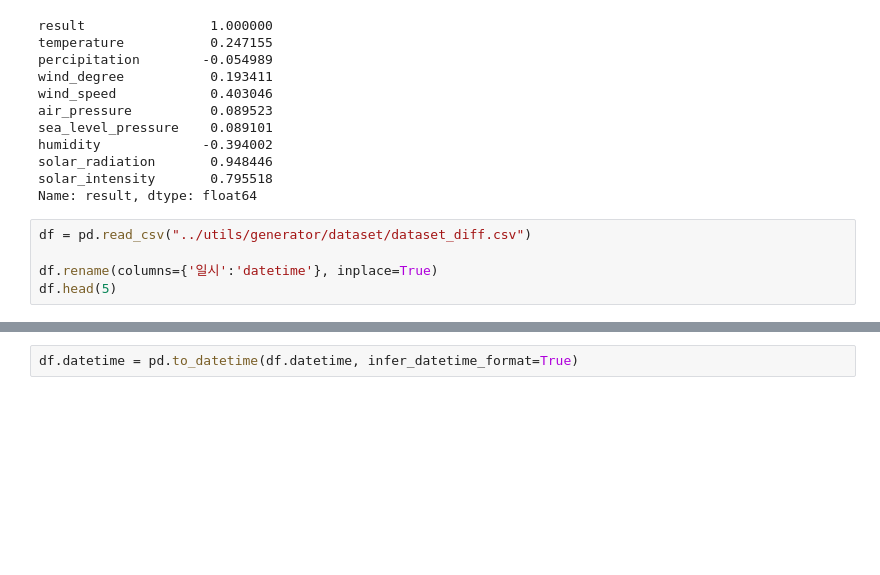
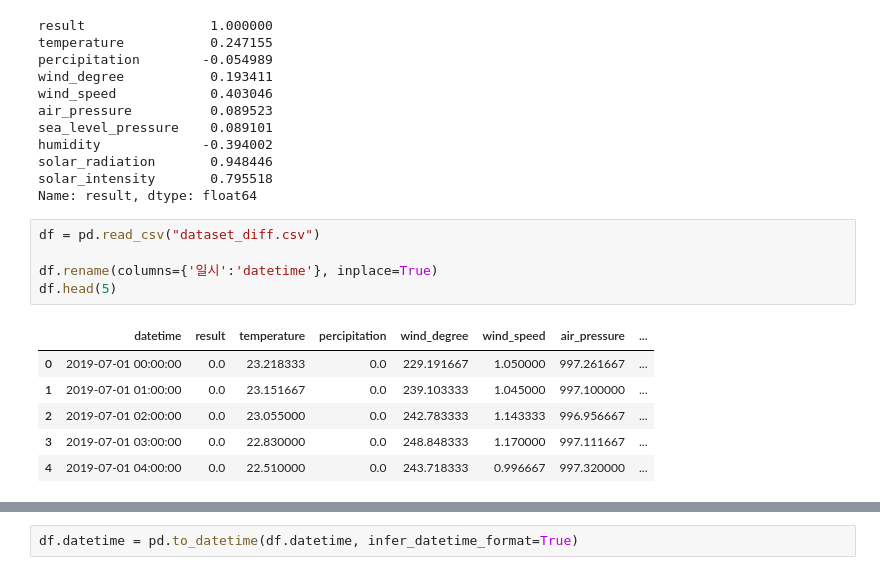
Before and after one commit to happyhappy-jun/2020-Postech-Open-innovation-Bigdata-Challenge, a Jupyter notebook: utils/generator/dataset/dataset.ipynb, the cells around one changed output, grey strips where cells are left out. Saved outputs shown, nothing was run; the diff lists cells and outputs as text; blank space fills up the shorter version.

```diff
--- a/utils/generator/dataset/dataset.ipynb
+++ b/utils/generator/dataset/dataset.ipynb
@@ -157,10 +154,17 @@ solar_radiation       0.948446
 solar_intensity       0.795518
 Name: result, dtype: float64
 # %%
-df = pd.read_csv("../utils/generator/dataset/dataset_diff.csv")
+df = pd.read_csv("dataset_diff.csv")
 
 df.rename(columns={'일시':'datetime'}, inplace=True)
 df.head(5)
+# %% [output]
+|  | datetime | result | temperature | percipitation | wind_degree | wind_speed | air_pressure | ... |
+| 0 | 2019-07-01 00:00:00 | 0.0 | 23.218333 | 0.0 | 229.191667 | 1.050000 | 997.261667 | ... |
+| 1 | 2019-07-01 01:00:00 | 0.0 | 23.151667 | 0.0 | 239.103333 | 1.045000 | 997.100000 | ... |
+| 2 | 2019-07-01 02:00:00 | 0.0 | 23.055000 | 0.0 | 242.783333 | 1.143333 | 996.956667 | ... |
+| 3 | 2019-07-01 03:00:00 | 0.0 | 22.830000 | 0.0 | 248.848333 | 1.170000 | 997.111667 | ... |
+| 4 | 2019-07-01 04:00:00 | 0.0 | 22.510000 | 0.0 | 243.718333 | 0.996667 | 997.320000 | ... |
 # %%
 type(pd.to_datetime(df.datetime[1], infer_datetime_format=True))
 pd.to_datetime(df.datetime[1], infer_datetime_format=True)
```
Also changed, not shown: parts of 10 cells of this notebook, 14 other files.
